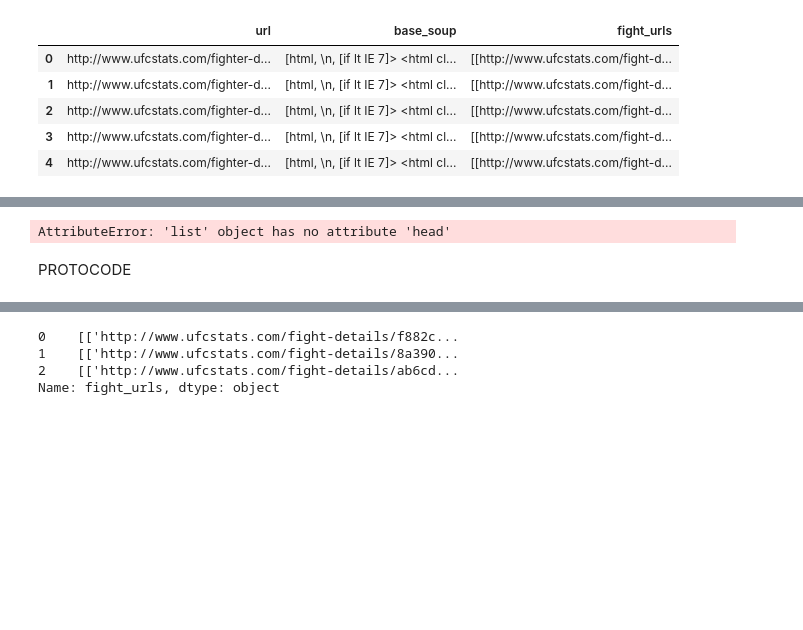
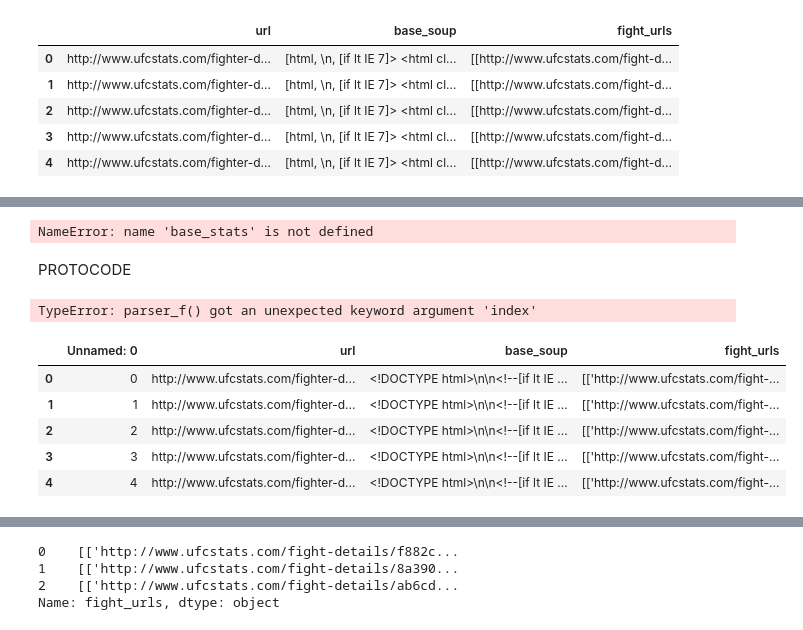
Before and after one commit to Neji128/Creating-a-SQL-Server-via-Web-Scrapping, a Jupyter notebook: Web_Scrapping.ipynb, the cells around one changed output, grey strips where cells are left out. Cells and saved outputs as stored; diff of their text form; code cells hidden in the pictures; blank space fills up the shorter version.

```diff
--- a/Web_Scrapping.ipynb
+++ b/Web_Scrapping.ipynb
@@ -150,9 +240,24 @@ fight_soups_df.to_csv('fight_soups_df')
-# %%
-fight_soups.head()
-# %% [output]
-AttributeError: 'list' object has no attribute 'head'
+# %%
+career_stats_list = list(map(career_stats_fetcher, basic_soup_list))
+# %% [output]
+NameError: name 'base_stats' is not defined
 # %% [markdown]
 PROTOCODE
+# %%
+fight_soups_df = pd.read_csv('fight_soups_csv')
+fight_soups_df.head()
+# %% [output]
+TypeError: parser_f() got an unexpected keyword argument 'index'
+# %%
+soup_database_df = pd.read_csv('soup_database_csv')
+soup_database_df.head()
+# %% [output]
+|  | Unnamed: 0 | url | base_soup | fight_urls |
+| 0 | 0 | http://www.ufcstats.com/fighter-d... | <!DOCTYPE html>\n\n<!--[if lt IE ... | [['http://www.ufcstats.com/fight-... |
+| 1 | 1 | http://www.ufcstats.com/fighter-d... | <!DOCTYPE html>\n\n<!--[if lt IE ... | [['http://www.ufcstats.com/fight-... |
+| 2 | 2 | http://www.ufcstats.com/fighter-d... | <!DOCTYPE html>\n\n<!--[if lt IE ... | [['http://www.ufcstats.com/fight-... |
+| 3 | 3 | http://www.ufcstats.com/fighter-d... | <!DOCTYPE html>\n\n<!--[if lt IE ... | [['http://www.ufcstats.com/fight-... |
+| 4 | 4 | http://www.ufcstats.com/fighter-d... | <!DOCTYPE html>\n\n<!--[if lt IE ... | [['http://www.ufcstats.com/fight-... |
 # %%
 base_stats_list = list(map(base_stats_fetcher, basic_soup_list))
 career_stats_list = list(map(career_stats_fetcher, basic_soup_list))
```
Also changed, not shown: parts of 22 cells of this notebook, 4 other files.
